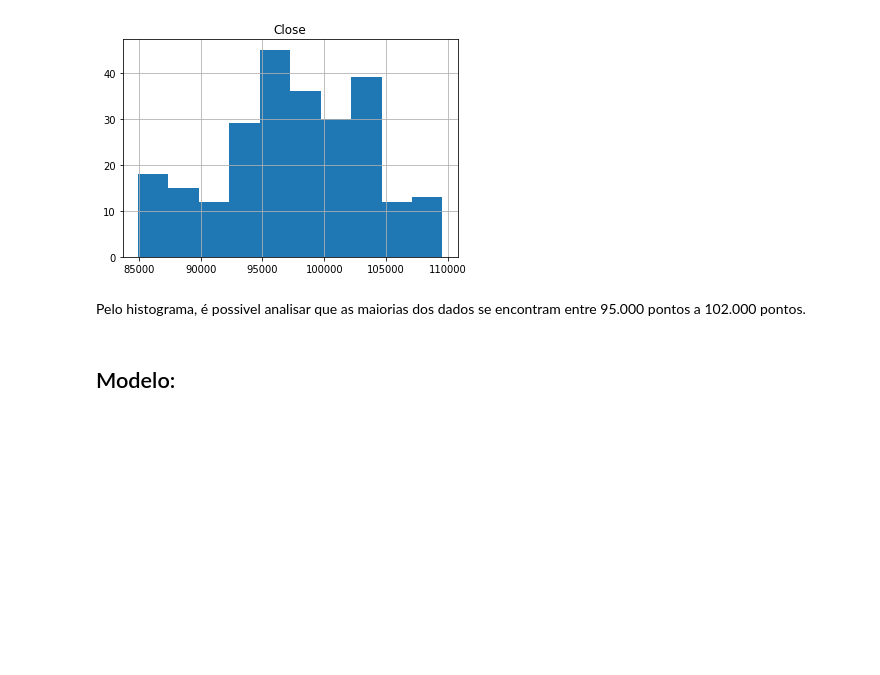
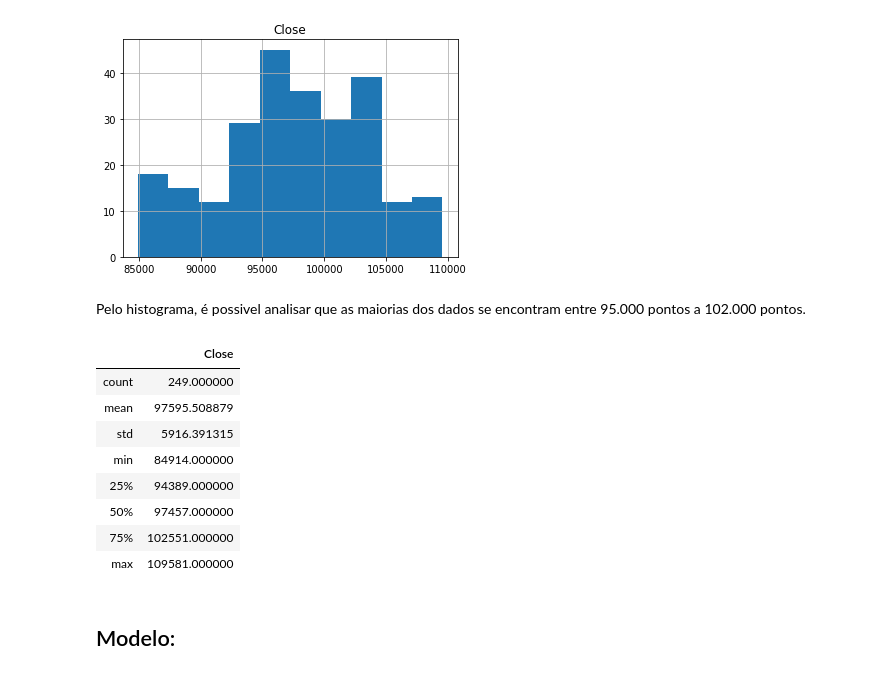
Before and after one commit to pbcarani/P3-Data-Science, a Jupyter notebook: P3_NOVO.ipynb, the cells around one changed output. Cells and saved outputs as stored; diff of their text form; code cells hidden in the pictures; blank space fills up the shorter version.

```diff
--- a/P3_NOVO.ipynb
+++ b/P3_NOVO.ipynb
@@ -138,6 +138,18 @@ ibov.hist();
 [figure]
 # %% [markdown]
  Pelo histograma, é possivel analisar que as maiorias dos dados se encontram entre 95.000 pontos a 102.000 pontos.
+# %%
+ibov.describe()
+# %% [output]
+|  | Close |
+| count | 249.000000 |
+| mean | 97595.508879 |
+| std | 5916.391315 |
+| min | 84914.000000 |
+| 25% | 94389.000000 |
+| 50% | 97457.000000 |
+| 75% | 102551.000000 |
+| max | 109581.000000 |
 # %% [markdown]
 ## Modelo:
 # %% [markdown]
```
Also changed, not shown: parts of 13 cells of this notebook.
